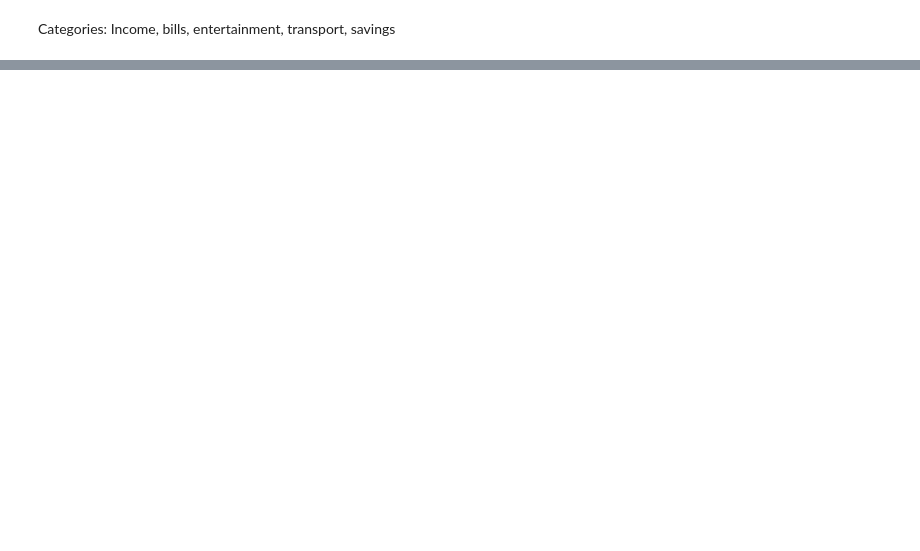
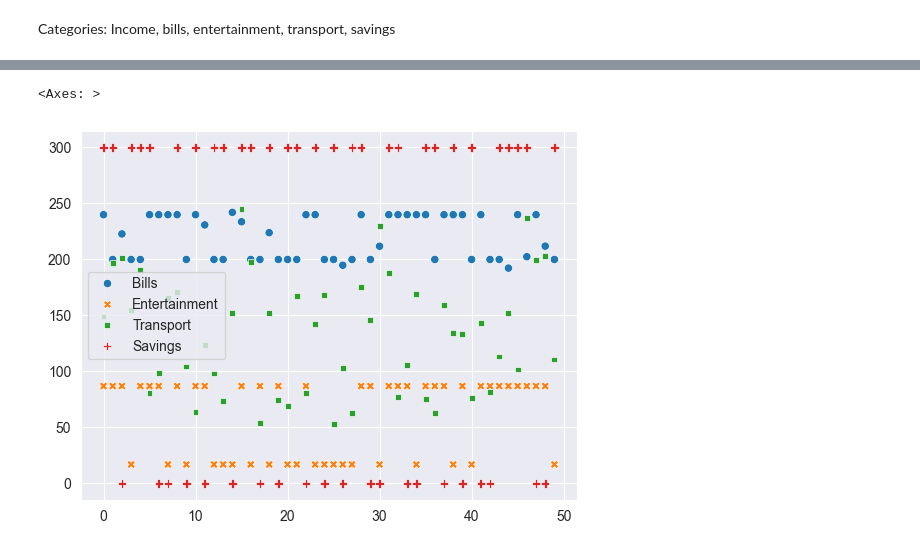
Before and after one commit to MerMer12345/MachineLearningAssignment, a Jupyter notebook: main.ipynb, the cells around one changed output, grey strips where cells are left out. Saved outputs shown, nothing was run; the diff lists cells and outputs as text; code cells hidden in the pictures; blank space fills up the shorter version.

```diff
--- a/main.ipynb
+++ b/main.ipynb
@@ -65,0 +94,30 @@ plt.show()
+# %%
+
+df_corrdata = {
+    'Employee' : df['Employee'],
+    'Bills': df['Electricity Bill (£)'] + df['Gas Bill (£)'] + df['Water Bill (£)'],
+    'Entertainment': df['Amazon Prime (£)'] + df['Netflix (£)'] + df['Sky Sports (£)'],
+    'Transport': df['Transportation (£)'],
+    'Savings': df['Savings for Property (£)']
+}
+df_corrdata = pd.DataFrame(df_corrdata)
+
+# Filter for Employee_1
+subframe = df_corrdata[df_corrdata['Employee'] == 'Employee_2']
+
+subframe = subframe.drop(columns=['Employee'])
+
+# Prepare data for the pie chart
+expenses = subframe.iloc[0]  # Select the first (and only) row of the subframe
+labels = expenses.index
+sizes = expenses.values
+
+# Create the pie chart
+plt.figure(figsize=(8, 8))
+plt.pie(sizes, labels=labels, startangle=140, autopct='%1.1f%%')
+
+# Adding a title
+plt.title('Expenses Chart by Category for Employee_1')
+
+# Display the pie chart
+plt.show()
@@ -65,0 +126,6 @@ plt.show()
+# %%
+
+sns.scatterplot(data = df_corrdata)
+# %% [output]
+<Axes: >
+[figure, added]
```
Also changed, not shown: parts of 6 cells of this notebook, 1 other file.
